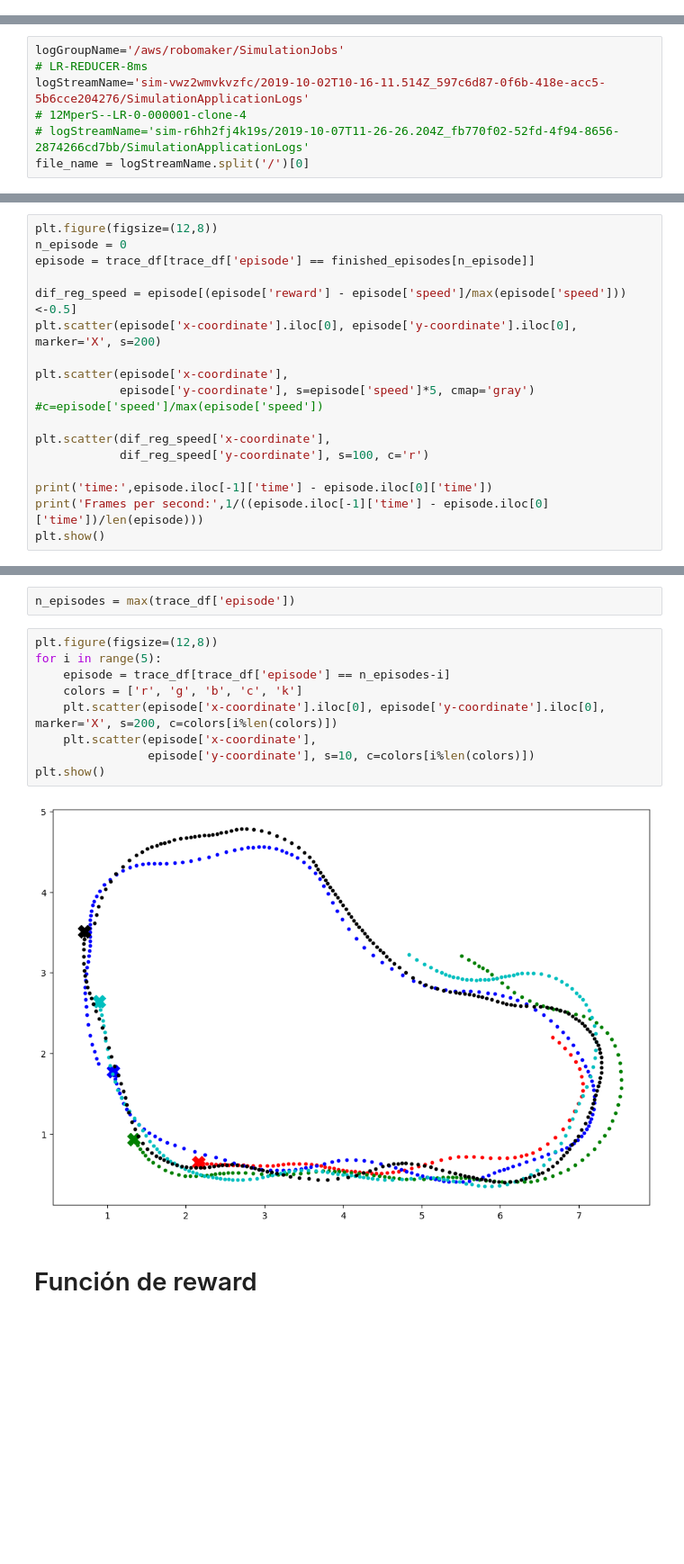
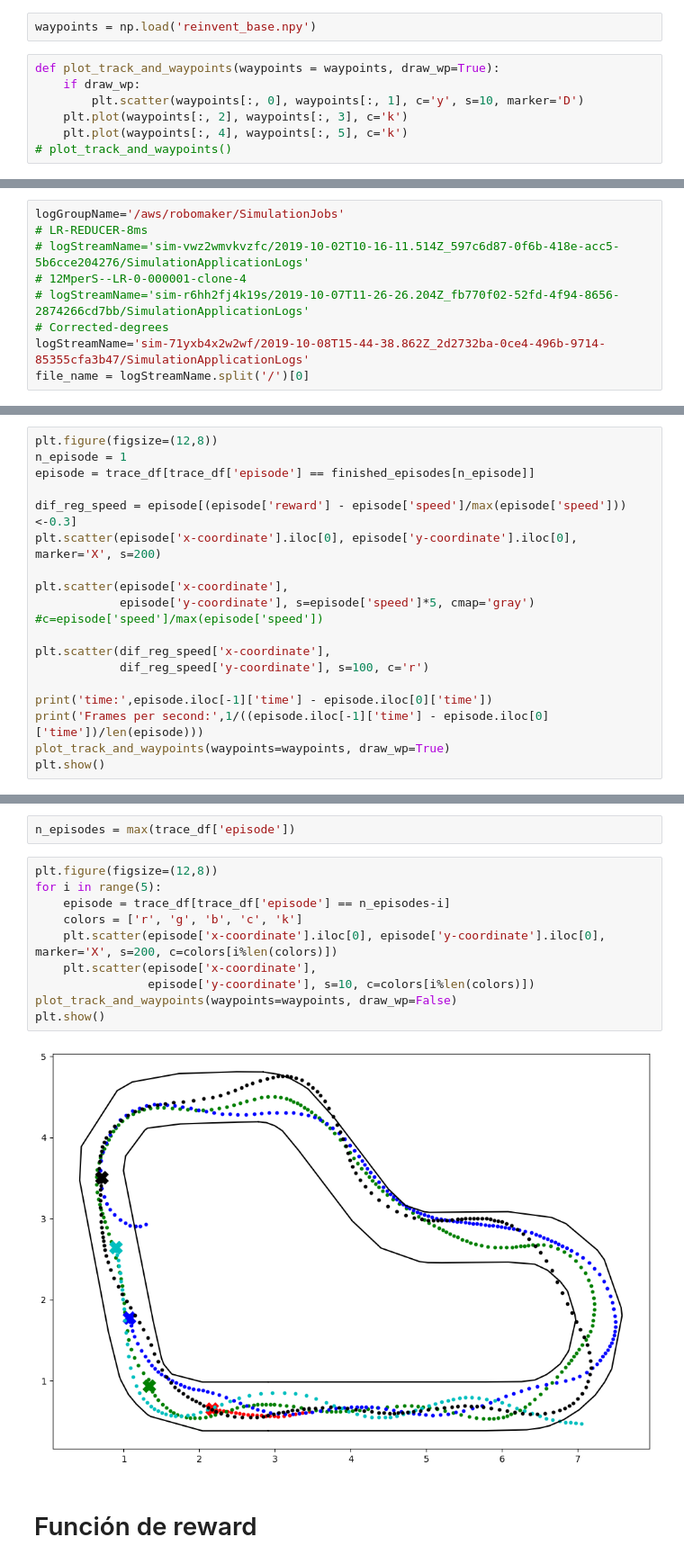
Before and after one commit to deeplearning-itba/aws-deep-racer, a Jupyter notebook: speedracer-simulation.ipynb, the cells around one changed output, grey strips where cells are left out. Shown at 90% size. Cells and saved outputs as stored; diff of their text form; blank space fills up the shorter version.

Commit message:
waypoints added

```diff
--- a/speedracer-simulation.ipynb
+++ b/speedracer-simulation.ipynb
@@ -25,12 +21,23 @@ plt.show()
 # https://docs.aws.amazon.com/deepracer/latest/developerguide/deepracer-console-train-evaluate-models.html
 # https://docs.aws.amazon.com/deepracer/latest/developerguide/deepracer-reward-function-input.html
 # https://raw.githubusercontent.com/aws-samples/aws-deepracer-workshops/master/Workshops/2019-AWSSummits-AWSDeepRacerService/Lab1/img/reinventtrack_waypoints.png
+# %%
+waypoints = np.load('reinvent_base.npy')
+# %%
+def plot_track_and_waypoints(waypoints = waypoints, draw_wp=True):
+    if draw_wp:
+        plt.scatter(waypoints[:, 0], waypoints[:, 1], c='y', s=10, marker='D')
+    plt.plot(waypoints[:, 2], waypoints[:, 3], c='k')
+    plt.plot(waypoints[:, 4], waypoints[:, 5], c='k')
+# plot_track_and_waypoints()
 # %%
 client = boto3.client('logs')
 # %%
 logGroupName='/aws/robomaker/SimulationJobs'
 # LR-REDUCER-8ms
-logStreamName='sim-vwz2wmvkvzfc/2019-10-02T10-16-11.514Z_597c6d87-0f6b-418e-acc5-5b6cce204276/SimulationApplicationLogs'
+# logStreamName='sim-vwz2wmvkvzfc/2019-10-02T10-16-11.514Z_597c6d87-0f6b-418e-acc5-5b6cce204276/SimulationApplicationLogs'
 # 12MperS--LR-0-000001-clone-4
 # logStreamName='sim-r6hh2fj4k19s/2019-10-07T11-26-26.204Z_fb770f02-52fd-4f94-8656-2874266cd7bb/SimulationApplicationLogs'
+# Corrected-degrees
+logStreamName='sim-71yxb4x2w2wf/2019-10-08T15-44-38.862Z_2d2732ba-0ce4-496b-9714-85355cfa3b47/SimulationApplicationLogs'
 file_name = logStreamName.split('/')[0]
@@ -201,10 +233,10 @@ len(episode)
 # Lugares donde el reward es bajo (speed normalizada mucho menor que reward) - Sospechoso
 # %%
 plt.figure(figsize=(12,8))
-n_episode = 0
+n_episode = 1
 episode = trace_df[trace_df['episode'] == finished_episodes[n_episode]]
 
-dif_reg_speed = episode[(episode['reward'] - episode['speed']/max(episode['speed']))<-0.5]
+dif_reg_speed = episode[(episode['reward'] - episode['speed']/max(episode['speed']))<-0.3]
 plt.scatter(episode['x-coordinate'].iloc[0], episode['y-coordinate'].iloc[0], marker='X', s=200)
 
 plt.scatter(episode['x-coordinate'],
@@ -215,5 +247,6 @@ plt.scatter(dif_reg_speed['x-coordinate'],
 
 print('time:',episode.iloc[-1]['time'] - episode.iloc[0]['time'])
 print('Frames per second:',1/((episode.iloc[-1]['time'] - episode.iloc[0]['time'])/len(episode)))
+plot_track_and_waypoints(waypoints=waypoints, draw_wp=True)
 plt.show()
 # %% [output]
@@ -247,14 +280,15 @@ n_episodes = max(trace_df['episode'])
 # %%
 plt.figure(figsize=(12,8))
 for i in range(5):
     episode = trace_df[trace_df['episode'] == n_episodes-i]
     colors = ['r', 'g', 'b', 'c', 'k']
     plt.scatter(episode['x-coordinate'].iloc[0], episode['y-coordinate'].iloc[0], marker='X', s=200, c=colors[i%len(colors)])
     plt.scatter(episode['x-coordinate'],
                 episode['y-coordinate'], s=10, c=colors[i%len(colors)])
+plot_track_and_waypoints(waypoints=waypoints, draw_wp=False)
 plt.show()
 # %% [output]
-[figure, old version]
+[figure, new version]
 # %% [markdown]
 # Función de reward
 # %%
```
Also changed, not shown: parts of 23 cells of this notebook, 2 other files.
